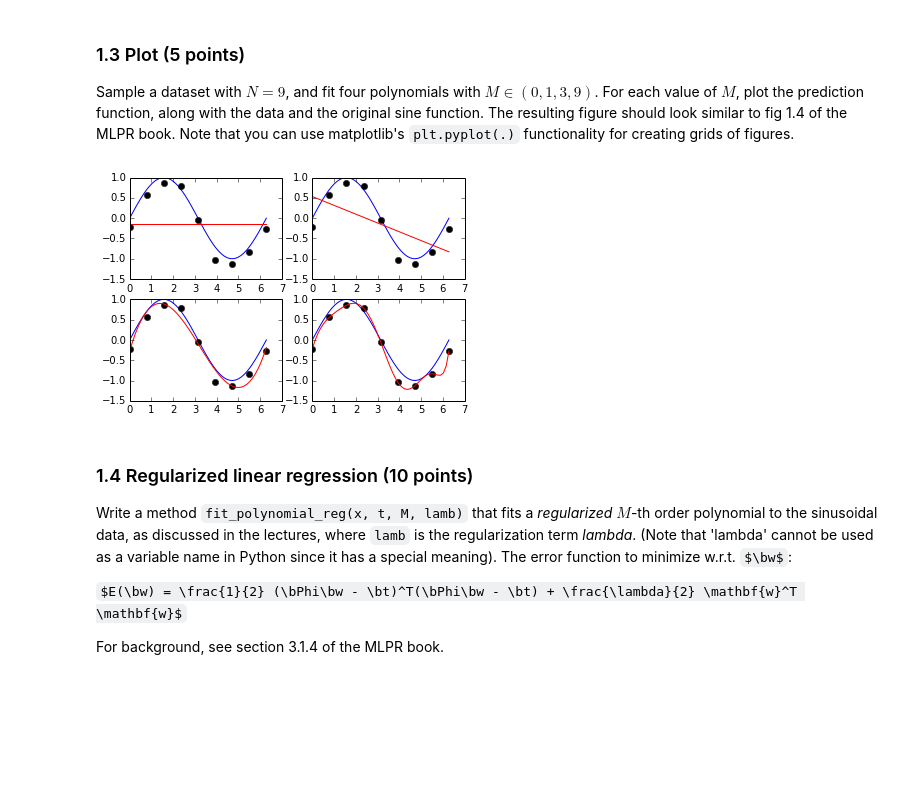
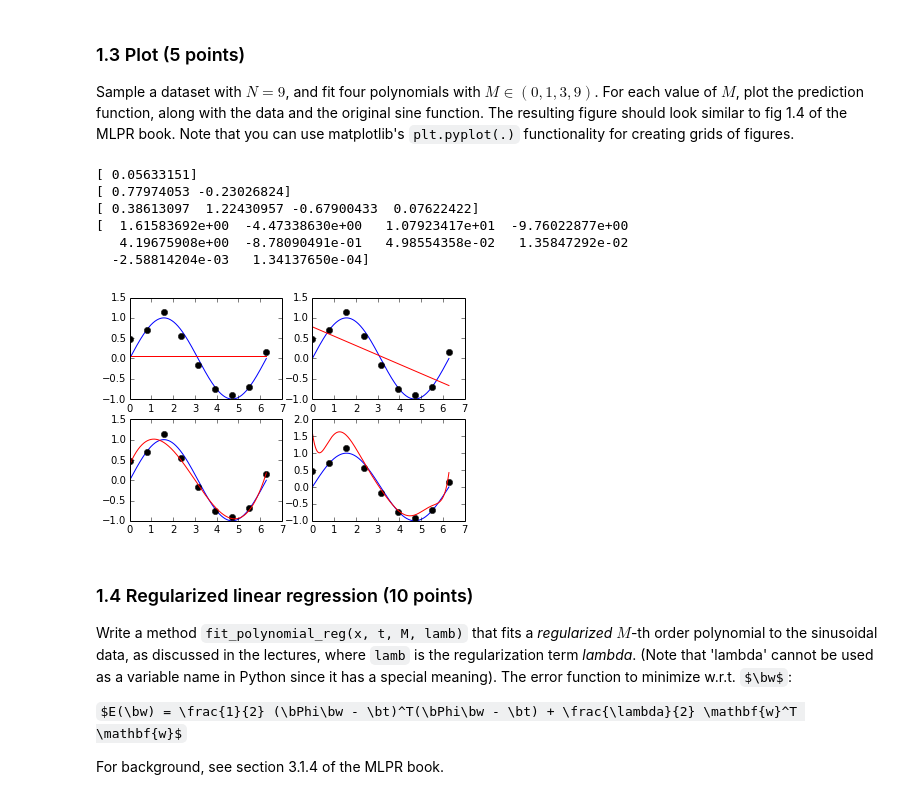
Before and after one commit to TopSteely/ML1, a Jupyter notebook: Lab1/Lab1.ipynb, the cells around one changed output. Saved outputs shown, nothing was run; the diff lists cells and outputs as text; code cells hidden in the pictures; some formulas as TeX source; blank space fills up the shorter version.

```diff
--- a/Lab1/Lab1.ipynb
+++ b/Lab1/Lab1.ipynb
@@ -92,3 +71,17 @@ Populating the interactive namespace from numpy and matplotlib
+# %%
+import numpy as np
+
+def fit_polynomial(x, t, M):
+    # create design matrix X
+    X = np.tile(np.copy(x),(M+1,1))
+    for i in xrange(len(X)):
+        X[i] = X[i]**i
+    X = X.T
+    # compute w with X and t
+    w = np.linalg.inv(X.T.dot(X)).dot(X.T).dot(t)
+    return w
+
+# Question to ask: NxM+1 like in wikipedia or NxM like in Book page 142
 # %% [markdown]
 ### 1.3 Plot (5 points)
 Sample a dataset with $N=9$, and fit four polynomials with $M \in (0, 1, 3, 9)$.
@@ -96,63 +89,42 @@ For each value of $M$, plot the prediction function, along with the data and the
 # %%
 import matplotlib.pyplot as plt
 import numpy as np
-def fit_polynomial(x,t,M):
-    w=[]
-    y=[]
-    for i in range(0,M+1):
-        w.append([])
-        if(i == 0):
-            y.append([])
-        for j in range (0, M+1):
-            w[i].append(j)
-            if(i == 0):
-                y[i].append(j)
-            w[i][j] = 0
-            if(i == 0):
-                y[0][j]=0
-            for k in range(0, len(x)):
-                w[i][j] = w[i][j] + pow(x[k], i + j)
-                if(i == 0):
-                    y[i][j] = y[i][j] + t[k]*pow(x[k], j)
-    a=linalg.inv(w)
-    result = dot(a, transpose(y))
-    return result
-
-def generateSampleDataSet(N):
-    x = np.linspace(0, 2*np.pi, N)
-    retx = []
-    rety = []
-    for i in x:
-        retx.append(i)
-        rety.append(np.sin(i) + np.random.normal(-0.1, 0.1))
-    retx = np.array([retx])
-    rety = np.array([rety])
-    return np.concatenate((retx, rety), axis = 0)
 
 def fit_polynominals() :
-    x = np.linspace(0,2 * np.pi)
     pol = []
-    M = [0, 1, 3, 8]
-    sampleData = generateSampleDataSet(9)
+    M = [0, 1, 3, 9]
+    sampleData = gen_sinusoidal(9)
     sampleX = sampleData[0]
     sampleY = sampleData[1]
 
+    #for m in M:
+    #    w_m = fit_polynomial(sampleX, sampleY, m)
+    #    print w_m
     fig = plt.figure()
     subplot = 1
     for m in M:
-        fig.add_subplot(2,2,subplot)
-        plt.plot(x, np.sin(x))
+        fig.add_subplot(2, 2, subplot)
+        plt.plot(x_plot, np.sin(x_plot))
         for i in range (0, np.size(sampleX)):
             plt.plot(sampleX[i], sampleY[i], marker='o', color='k')
         poly = fit_polynomial(sampleX, sampleY, m)
+        print poly
         pol = np.polynomial.Polynomial(poly.reshape(1,poly.shape[0])[0])
-        plt.plot(x, pol(x), 'r')
+        plt.plot(x_plot, pol(x_plot), 'r')
         subplot = subplot + 1
     plt.show()
 
 fit_polynominals()
+
+# definitely wrong for M=9
 # %% [output]
+[ 0.05633151]
+[ 0.77974053 -0.23026824]
+[ 0.38613097  1.22430957 -0.67900433  0.07622422]
+[  1.61583692e+00  -4.47338630e+00   1.07923417e+01  -9.76022877e+00
+   4.19675908e+00  -8.78090491e-01   4.98554358e-02   1.35847292e-02
+  -2.58814204e-03   1.34137650e-04]
-[figure, old version]
+[figure, new version]
 # %% [markdown]
 ### 1.4 Regularized linear regression (10 points)
 
```
Also changed, not shown: parts of 8 cells of this notebook.
